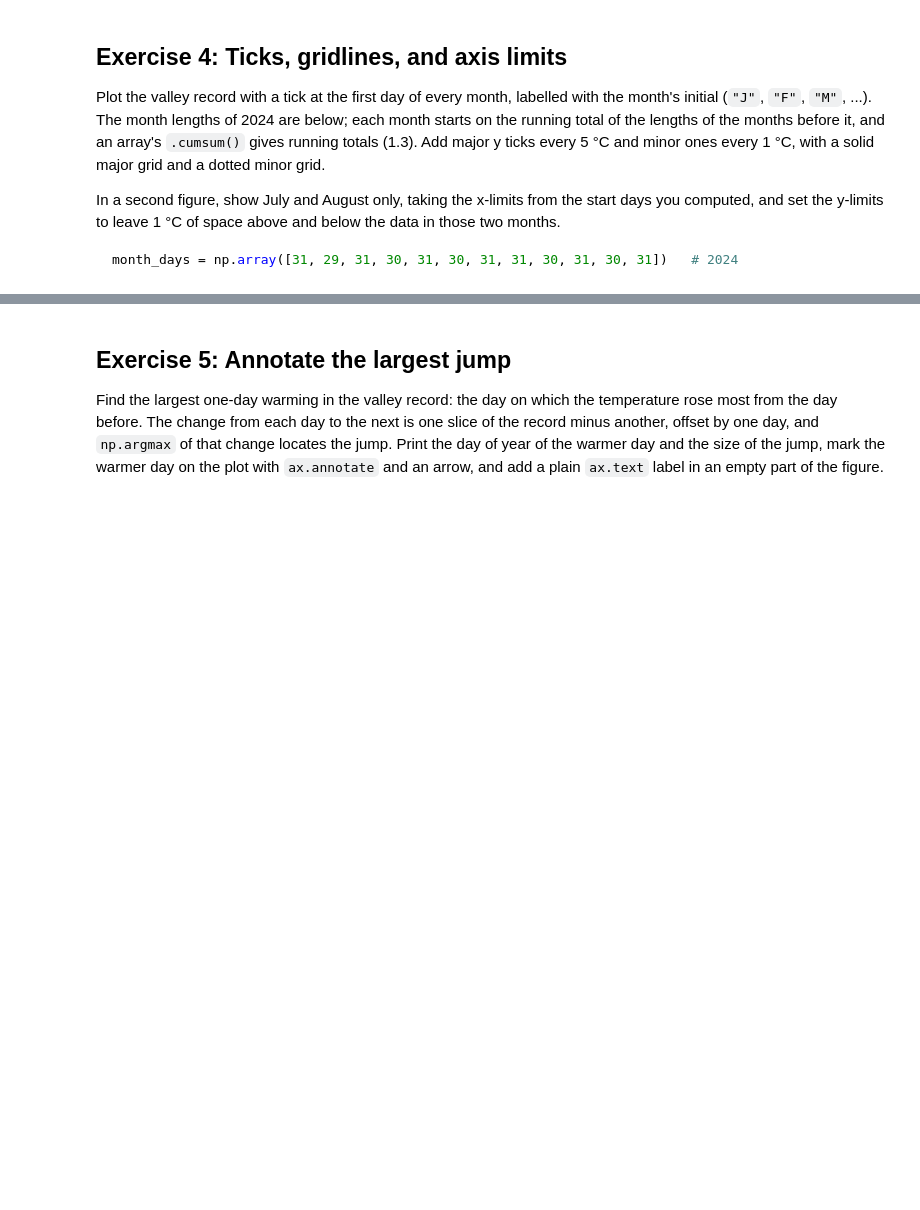
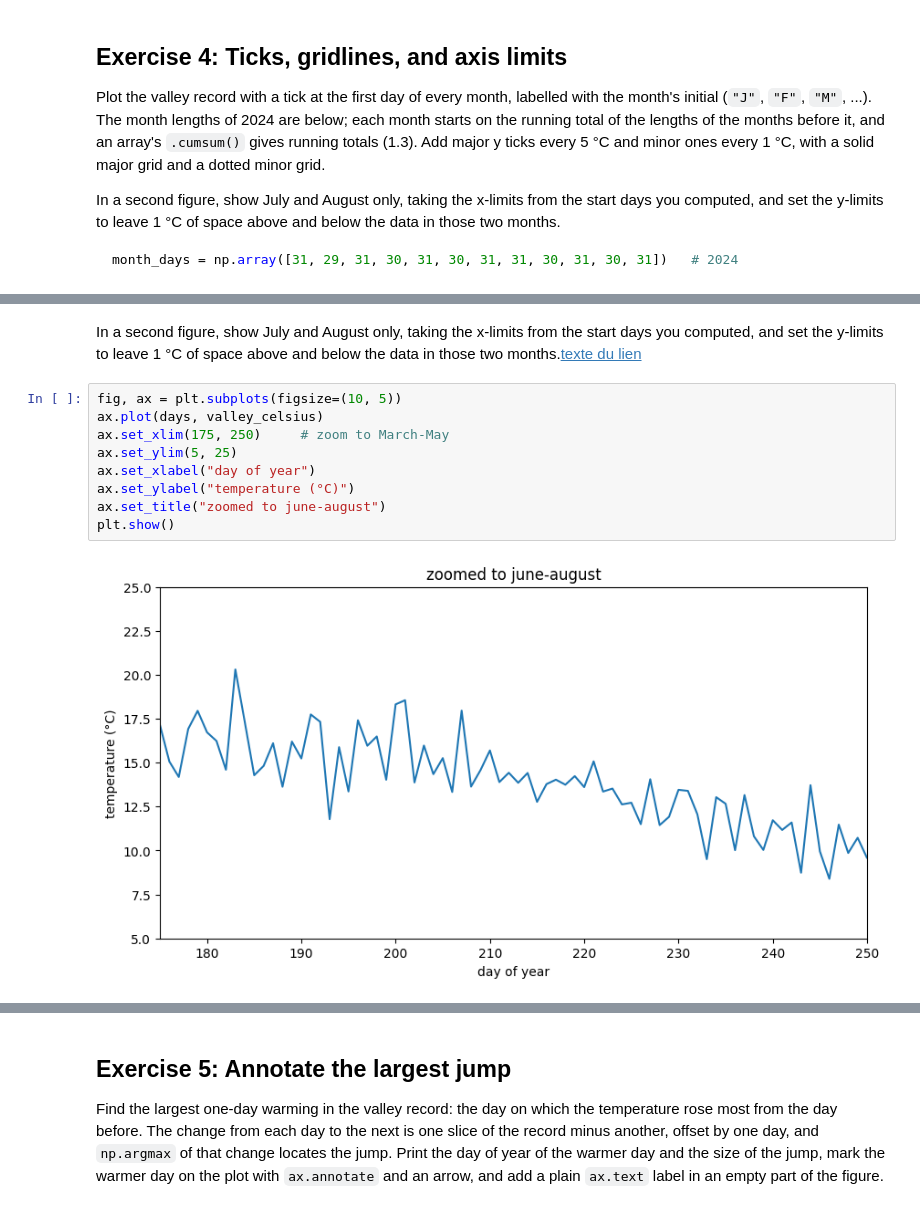
Before and after one commit to oliviaberset/2026_Intro_Python, a Jupyter notebook: live/part-I/1.4-matplotlib-and-xarray-exercises.ipynb, the cells around one changed output, grey strips where cells are left out. Drawn from its saved outputs; the diff is of its cells as text; blank space fills up the shorter version.

```diff
--- a/live/part-I/1.4-matplotlib-and-xarray-exercises.ipynb
+++ b/live/part-I/1.4-matplotlib-and-xarray-exercises.ipynb
@@ -151,0 +186,13 @@ month_days = np.array([31, 29, 31, 30, 31, 30, 31, 31, 30, 31, 30, 31])   # 2024
+# %% [markdown]
+In a second figure, show July and August only, taking the x-limits from the start days you computed, and set the y-limits to leave 1 °C of space above and below the data in those two months.[texte du lien](https://)
+# %%
+fig, ax = plt.subplots(figsize=(10, 5))
+ax.plot(days, valley_celsius)
+ax.set_xlim(175, 250)     # zoom to March-May
+ax.set_ylim(5, 25)
+ax.set_xlabel("day of year")
+ax.set_ylabel("temperature (°C)")
+ax.set_title("zoomed to june-august")
+plt.show()
+# %% [output]
+[figure, added]
```
Also changed, not shown: parts of 6 cells of this notebook.
